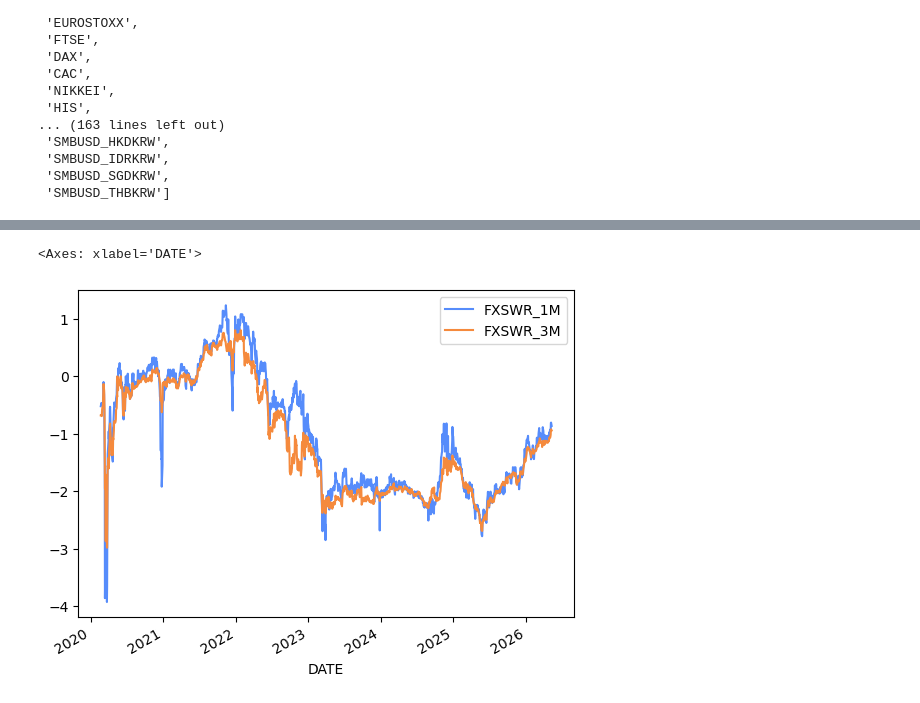
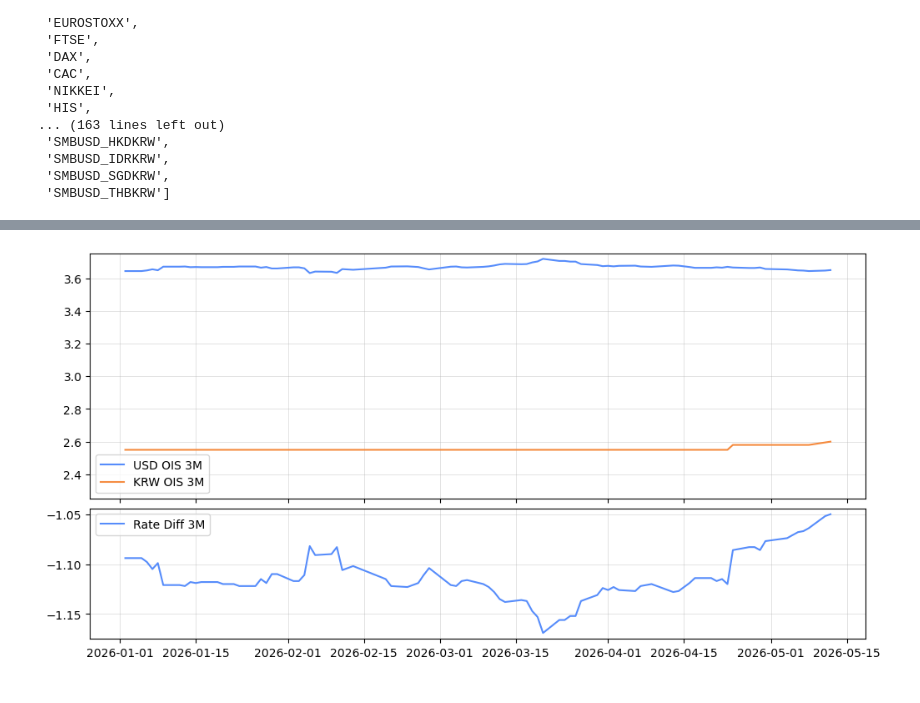
Before and after one commit to dkunyoon/dashboard, a Jupyter notebook: basis_analysis.ipynb, the cells around one changed output, grey strips where cells are left out. Drawn from its saved outputs; the diff is of its cells as text; code cells hidden in the pictures.

Commit message:
curve analysis

```diff
--- a/basis_analysis.ipynb
+++ b/basis_analysis.ipynb
@@ -140,7 +163,8 @@ data.columns.to_list()
 # %%
+# Create df_fxswap
 fxsw_cols = [col for col in data.columns if 'FXSW' in col]
 ois_cols = [col for col in data.columns if 'OIS' in col]
 cols = ["USDKRW"] + fxsw_cols + ois_cols
+
+df_fxswap = data[cols].copy()
+df_fxswap = df_fxswap.dropna().sort_index()
-# %%
-df_fxswap = data[cols].copy()
-df_fxswap = df_fxswap.sort_index()
@@ -187,5 +204,27 @@ plt.show()
 # %%
-df_fxswap[["FXSWR_1M", "FXSWR_3M"]].plot()
+tenor = "3M"
+start = "2026-01-01"
+# resample 사용?
+
+fig, (ax1, ax2) = plt.subplots(2, 1, figsize=(12, 6), height_ratios=(1.5, 0.8), sharex=True)
+fig.subplots_adjust(hspace=0.05)
+
+ax1.plot(df_fxswap.loc[start:, "SOFROIS_"+tenor], label="USD OIS " + tenor)
+ax1.plot(df_fxswap.loc[start:, "KOFROIS_"+tenor], label="KRW OIS " + tenor)
+ax1.set_ylim(2.25, 3.75)
+
+ax2.plot(df_fxswap.loc[start:, "RateDiff_"+tenor], label="Rate Diff " + tenor)
+# ax2.bar(
+#   df_fxswap.loc[start:].index,
+#   df_fxswap.loc[start:, "RateDiff_" + tenor],
+#   label="Rate Diff " + tenor,
+# )
+
+ax1.grid()
+ax1.legend()
+ax2.grid()
+ax2.legend()
+
+plt.show()
 # %% [output]
-<Axes: xlabel='DATE'>
-[figure, old version]
+[figure, new version]
```
Also changed, not shown: parts of 9 cells of this notebook.
